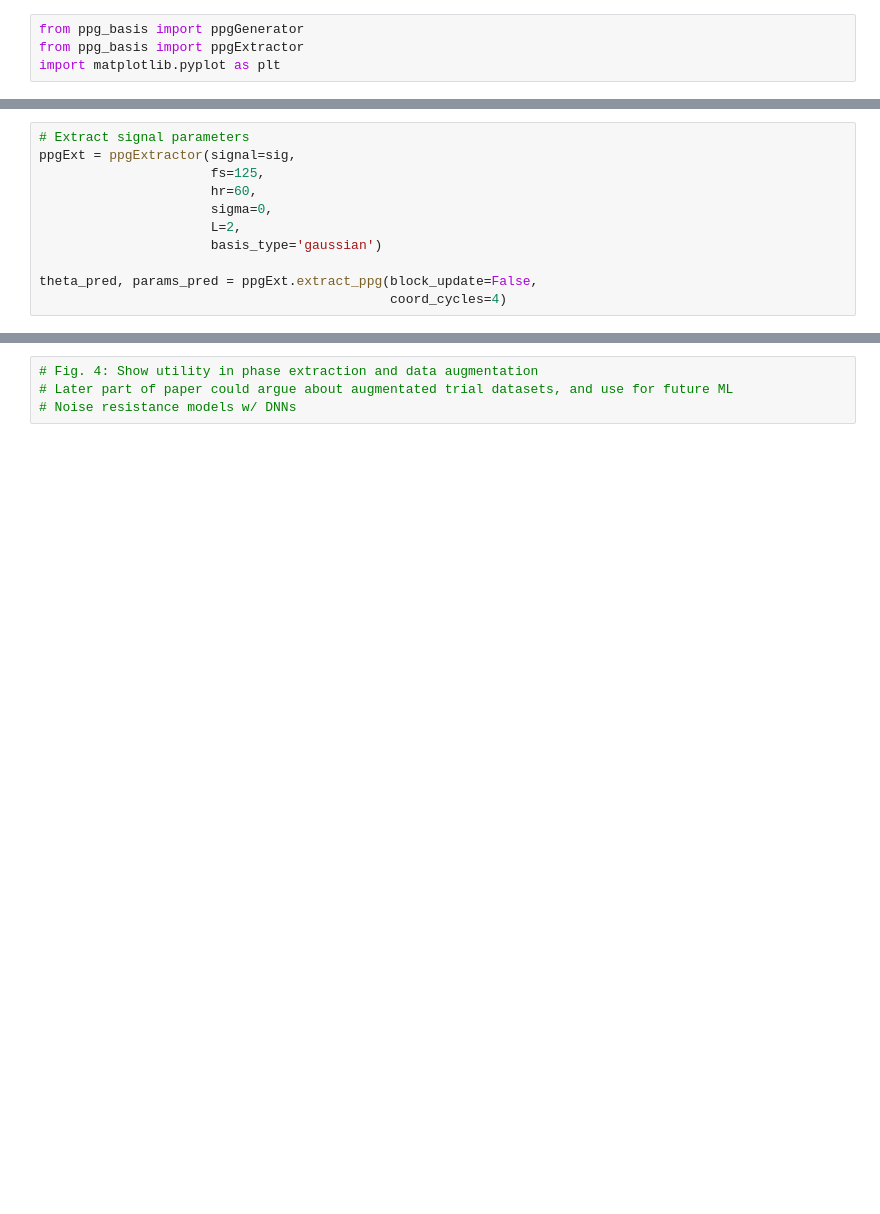
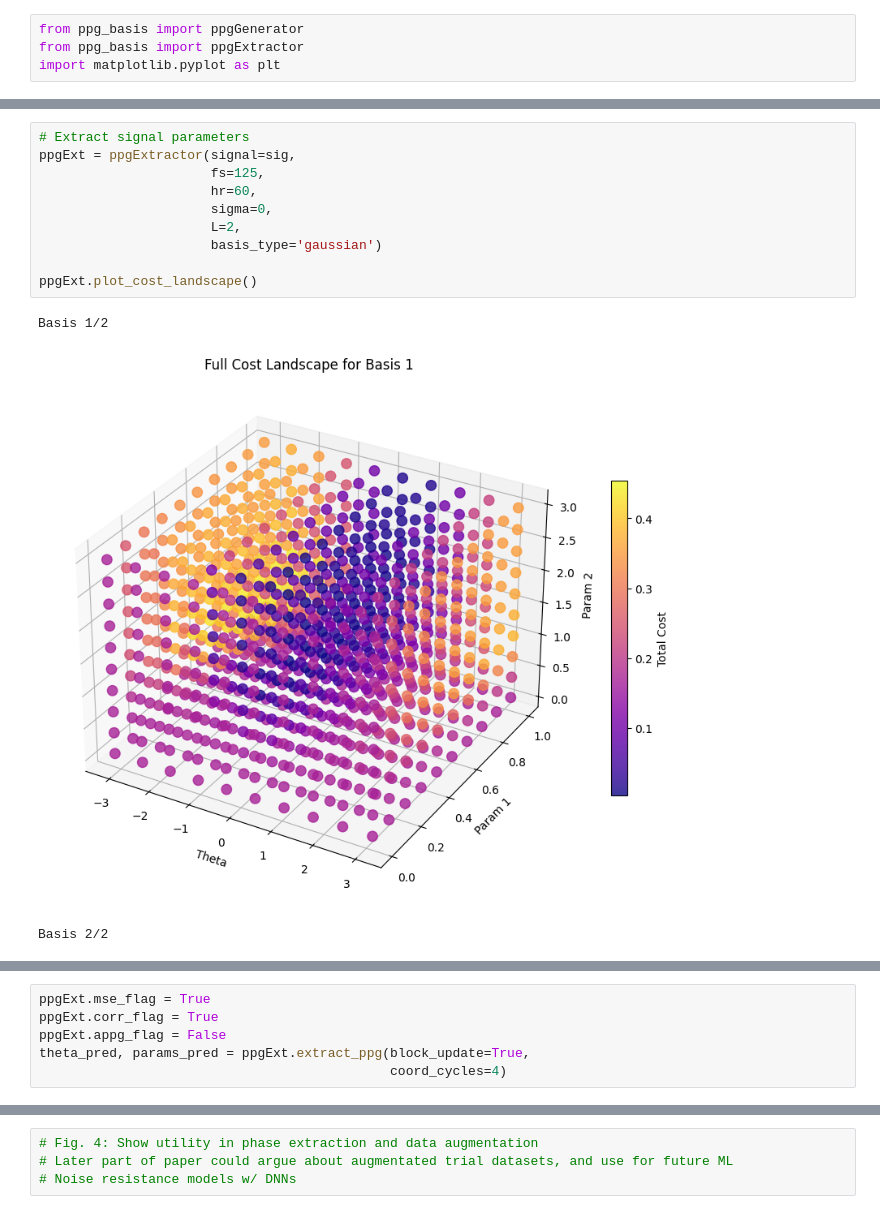
Before and after one commit to BailabUNC/ppg-basis, a Jupyter notebook: testbench.ipynb, the cells around one changed output, grey strips where cells are left out. Saved outputs shown, nothing was run; the diff lists cells and outputs as text; blank space fills up the shorter version.

```diff
--- a/testbench.ipynb
+++ b/testbench.ipynb
@@ -23,11 +23,14 @@ Text(0.5, 1.0, 'Original PPG')
 # %%
 # Extract signal parameters
 ppgExt = ppgExtractor(signal=sig,
                       fs=125,
                       hr=60,
                       sigma=0,
                       L=2,
                       basis_type='gaussian')
 
-theta_pred, params_pred = ppgExt.extract_ppg(block_update=False,
-                                             coord_cycles=4)
+ppgExt.plot_cost_landscape()
+# %% [output]
+Basis 1/2
+[figure, added]
+Basis 2/2
@@ -34,3 +38,9 @@ theta_pred, params_pred = ppgExt.extract_ppg(block_update=False,
+# %%
+ppgExt.mse_flag = True
+ppgExt.corr_flag = True
+ppgExt.appg_flag = False
+theta_pred, params_pred = ppgExt.extract_ppg(block_update=True,
+                                             coord_cycles=4)
 # %%
 # Generate PPG using extracted parameters
 ppgPrd = ppgGenerator(fs=125,
```
Also changed, not shown: parts of 3 cells of this notebook, 1 other file.
